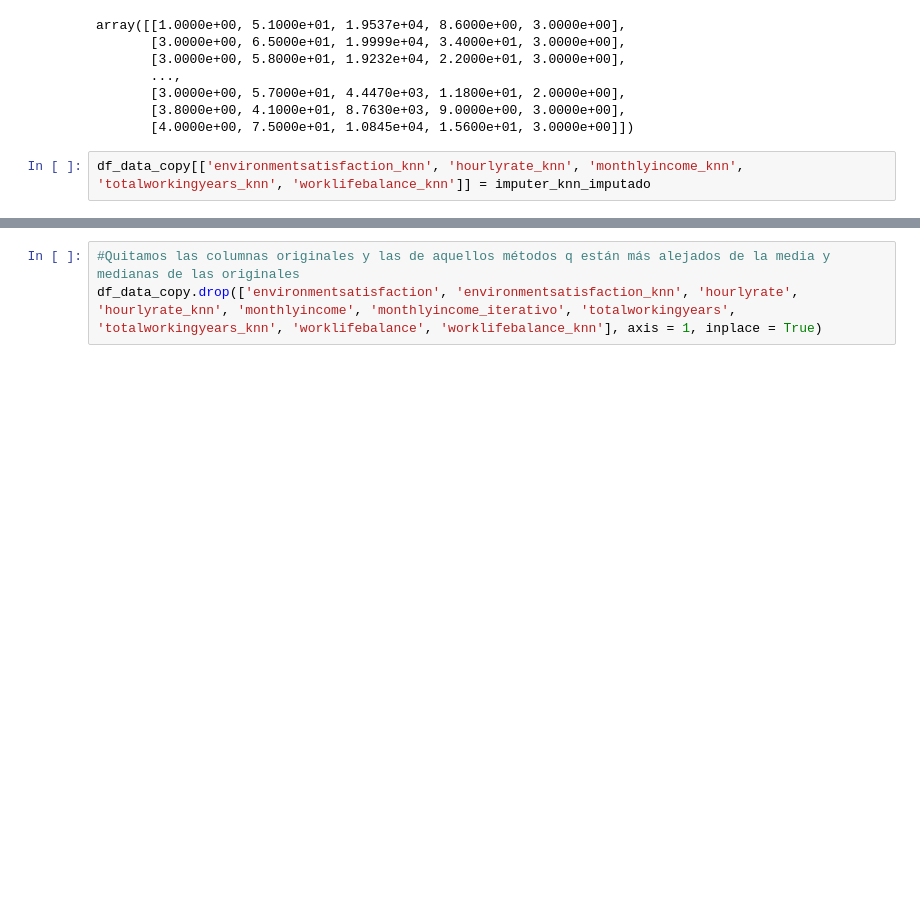
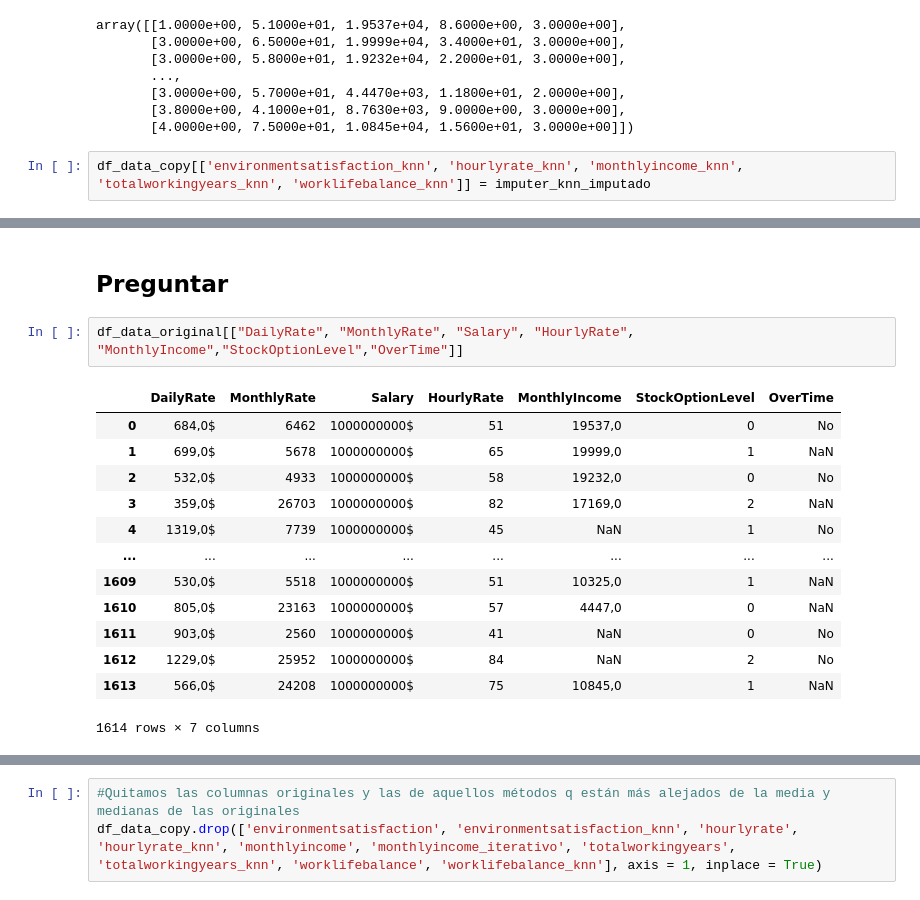
Before and after one commit to Adalab/proyecto-da-promo-Farzana-modulo3-team1, a Jupyter notebook: madre.ipynb, the cells around one changed output, grey strips where cells are left out. Cells and saved outputs as stored; diff of their text form; blank space fills up the shorter version.

```diff
--- a/madre.ipynb
+++ b/madre.ipynb
@@ -503,0 +552,18 @@ df_data_copy.describe()[['environmentsatisfaction', 'environmentsatisfaction_ite
+# %% [markdown]
+## Preguntar
+# %%
+df_data_original[["DailyRate", "MonthlyRate", "Salary", "HourlyRate", "MonthlyIncome","StockOptionLevel","OverTime"]]
+# %% [output]
+|  | DailyRate | MonthlyRate | Salary | HourlyRate | MonthlyIncome | StockOptionLevel | OverTime |
+| 0 | 684,0$ | 6462 | 1000000000$ | 51 | 19537,0 | 0 | No |
+| 1 | 699,0$ | 5678 | 1000000000$ | 65 | 19999,0 | 1 | NaN |
+| 2 | 532,0$ | 4933 | 1000000000$ | 58 | 19232,0 | 0 | No |
+| 3 | 359,0$ | 26703 | 1000000000$ | 82 | 17169,0 | 2 | NaN |
+| 4 | 1319,0$ | 7739 | 1000000000$ | 45 | NaN | 1 | No |
+| ... | ... | ... | ... | ... | ... | ... | ... |
+| 1609 | 530,0$ | 5518 | 1000000000$ | 51 | 10325,0 | 1 | NaN |
+| 1610 | 805,0$ | 23163 | 1000000000$ | 57 | 4447,0 | 0 | NaN |
+| 1611 | 903,0$ | 2560 | 1000000000$ | 41 | NaN | 0 | No |
+| 1612 | 1229,0$ | 25952 | 1000000000$ | 84 | NaN | 2 | No |
+| 1613 | 566,0$ | 24208 | 1000000000$ | 75 | 10845,0 | 1 | NaN |
+1614 rows × 7 columns
```
Also changed, not shown: parts of 28 cells of this notebook.
